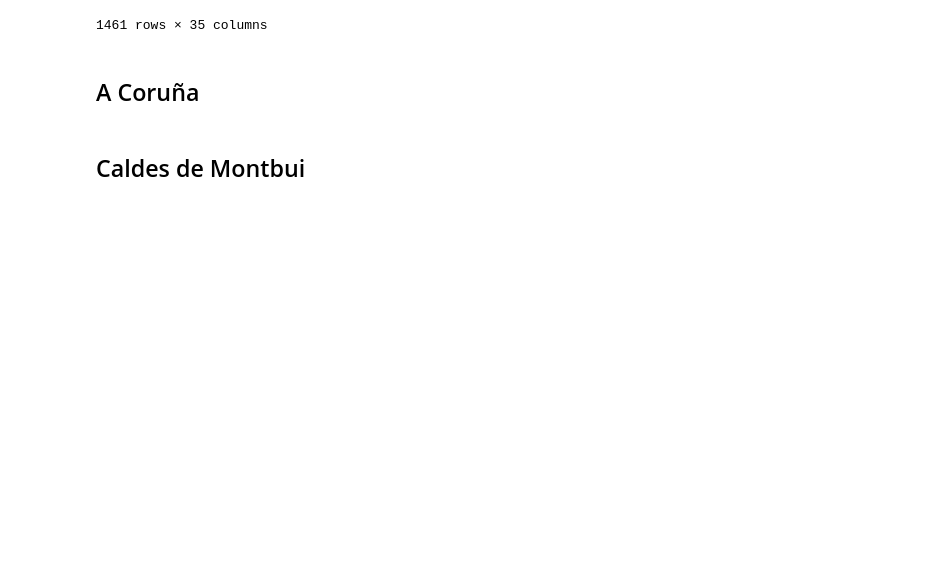
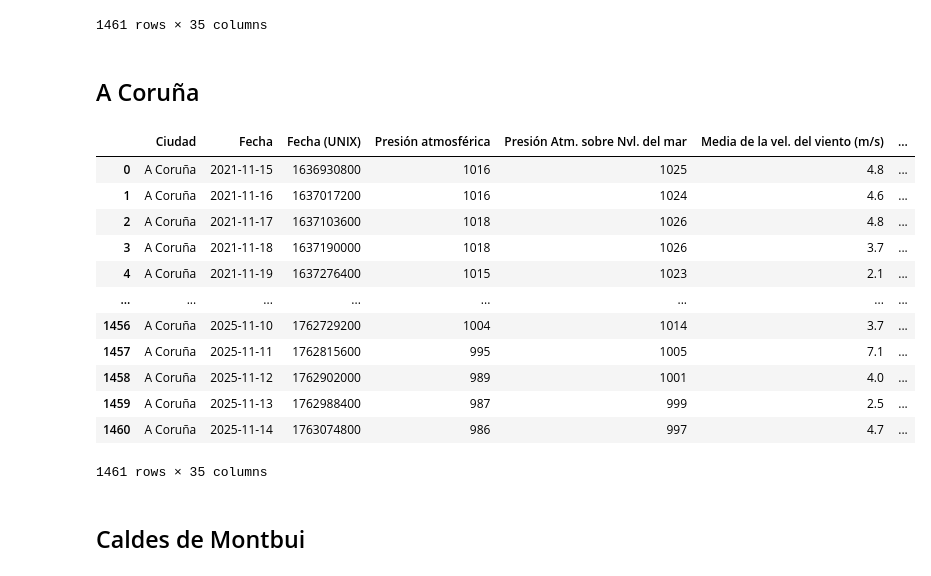
Before and after one commit to Belenm1995/Proyecto_Equipo_D, a Jupyter notebook: Proyecto_D/Análisis_datos.ipynb, the cells around one changed output. Cells and saved outputs as stored; diff of their text form; code cells hidden in the pictures; blank space fills up the shorter version.

```diff
--- a/Proyecto_D/Análisis_datos.ipynb
+++ b/Proyecto_D/Análisis_datos.ipynb
@@ -81,2 +53,32 @@ df_coruna = df_coruna.drop("Unnamed: 0", axis = 1)
+# %%
+import os
+from datetime import datetime
+
+df_coruna = pd.concat(objs = [pd.read_csv(x) for x in os.listdir() if x.startswith("coru") and x.endswith(".csv")],
+                     ignore_index = True)
+
+df_coruna = df_coruna.drop(labels = "Unnamed: 0", axis = 1)
+
+df_coruna["Fecha"] = df_coruna["Fecha"].apply(lambda x : datetime.strptime(x, "%Y-%m-%d"))
+
+df_coruna["Year"] = df_coruna["Fecha"].apply(lambda x : x.year)
+
+df_coruna = df_coruna.rename(columns = rename_columns)
+
+df_coruna
+# %% [output]
+|  | Ciudad | Fecha | Fecha (UNIX) | Presión atmosférica | Presión Atm. sobre Nvl. del mar | Media de la vel. del viento (m/s) | ... |
+| 0 | A Coruña | 2021-11-15 | 1636930800 | 1016 | 1025 | 4.8 | ... |
+| 1 | A Coruña | 2021-11-16 | 1637017200 | 1016 | 1024 | 4.6 | ... |
+| 2 | A Coruña | 2021-11-17 | 1637103600 | 1018 | 1026 | 4.8 | ... |
+| 3 | A Coruña | 2021-11-18 | 1637190000 | 1018 | 1026 | 3.7 | ... |
+| 4 | A Coruña | 2021-11-19 | 1637276400 | 1015 | 1023 | 2.1 | ... |
+| ... | ... | ... | ... | ... | ... | ... | ... |
+| 1456 | A Coruña | 2025-11-10 | 1762729200 | 1004 | 1014 | 3.7 | ... |
+| 1457 | A Coruña | 2025-11-11 | 1762815600 | 995 | 1005 | 7.1 | ... |
+| 1458 | A Coruña | 2025-11-12 | 1762902000 | 989 | 1001 | 4.0 | ... |
+| 1459 | A Coruña | 2025-11-13 | 1762988400 | 987 | 999 | 2.5 | ... |
+| 1460 | A Coruña | 2025-11-14 | 1763074800 | 986 | 997 | 4.7 | ... |
+1461 rows × 35 columns
 # %% [markdown]
 ## Caldes de Montbui
```
Also changed, not shown: parts of 22 cells of this notebook.
